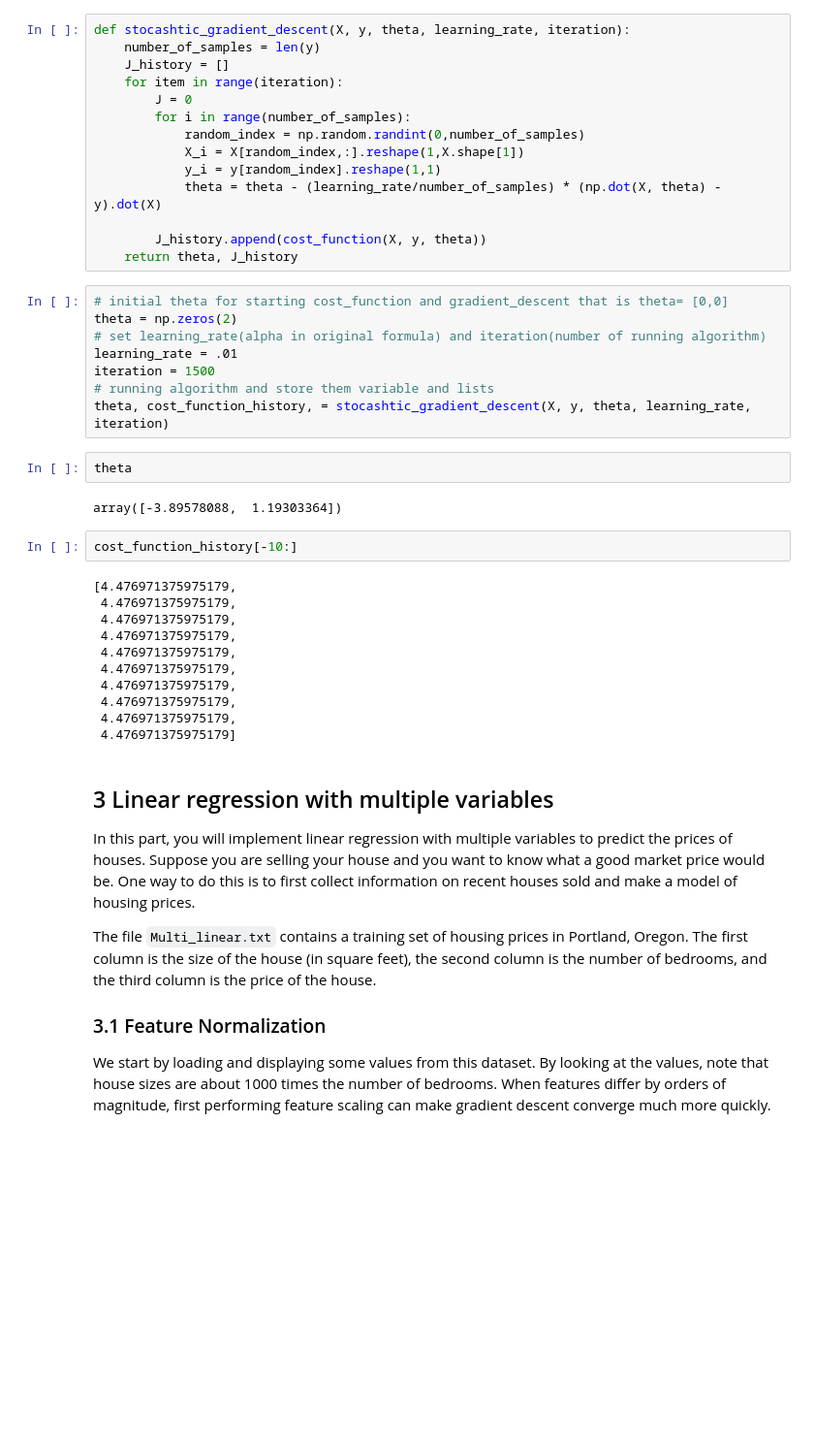
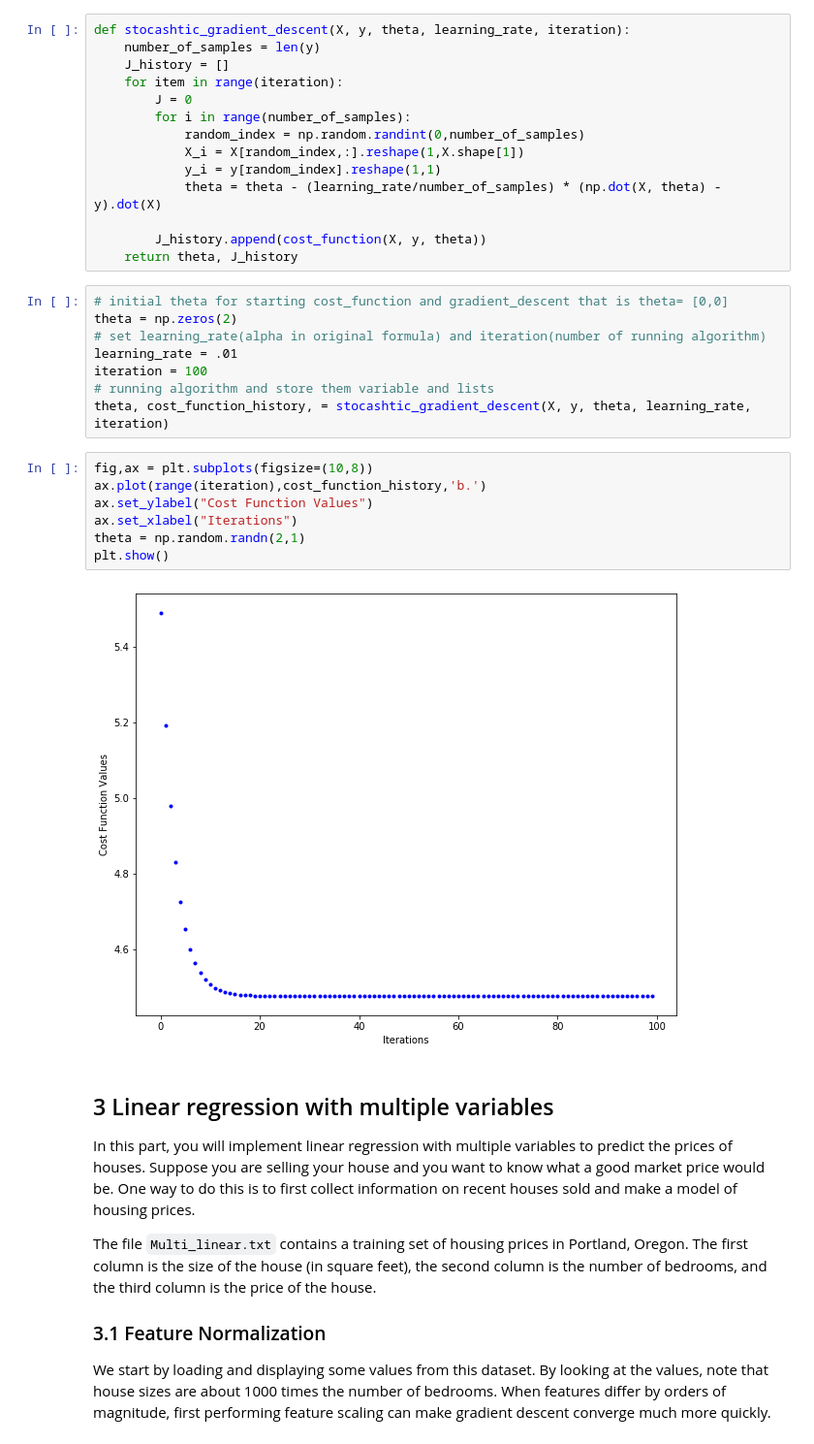
Before and after one commit to SoroushGhaderi/Machine_Learning_Andrew_Ng_exercises_with_Python, a Jupyter notebook: Linear Regression/Exercise 1 Linear Regression.ipynb, the cells around one changed output. Shown at 97% size. Cells and saved outputs as stored; diff of their text form; blank space fills up the shorter version.

Commit message:
plot stochastic gradient descent

```diff
--- a/Linear Regression/Exercise 1 Linear Regression.ipynb
+++ b/Linear Regression/Exercise 1 Linear Regression.ipynb
@@ -211,26 +211,18 @@ def stocashtic_gradient_descent(X, y, theta, learning_rate, iteration):
 theta = np.zeros(2)
 # set learning_rate(alpha in original formula) and iteration(number of running algorithm)
 learning_rate = .01
-iteration = 1500
+iteration = 100
 # running algorithm and store them variable and lists
 theta, cost_function_history, = stocashtic_gradient_descent(X, y, theta, learning_rate, iteration)
-# %%
-theta
-# %% [output]
-array([-3.89578088,  1.19303364])
-# %%
-cost_function_history[-10:]
-# %% [output]
-[4.476971375975179,
- 4.476971375975179,
- 4.476971375975179,
- 4.476971375975179,
- 4.476971375975179,
- 4.476971375975179,
- 4.476971375975179,
- 4.476971375975179,
- 4.476971375975179,
- 4.476971375975179]
+# %%
+fig,ax = plt.subplots(figsize=(10,8))
+ax.plot(range(iteration),cost_function_history,'b.')
+ax.set_ylabel("Cost Function Values")
+ax.set_xlabel("Iterations")
+theta = np.random.randn(2,1)
+plt.show()
+# %% [output]
+[figure, added]
 # %% [markdown]
 ## 3 Linear regression with multiple variables
 
```
Also changed, not shown: parts of 1 cell of this notebook.
